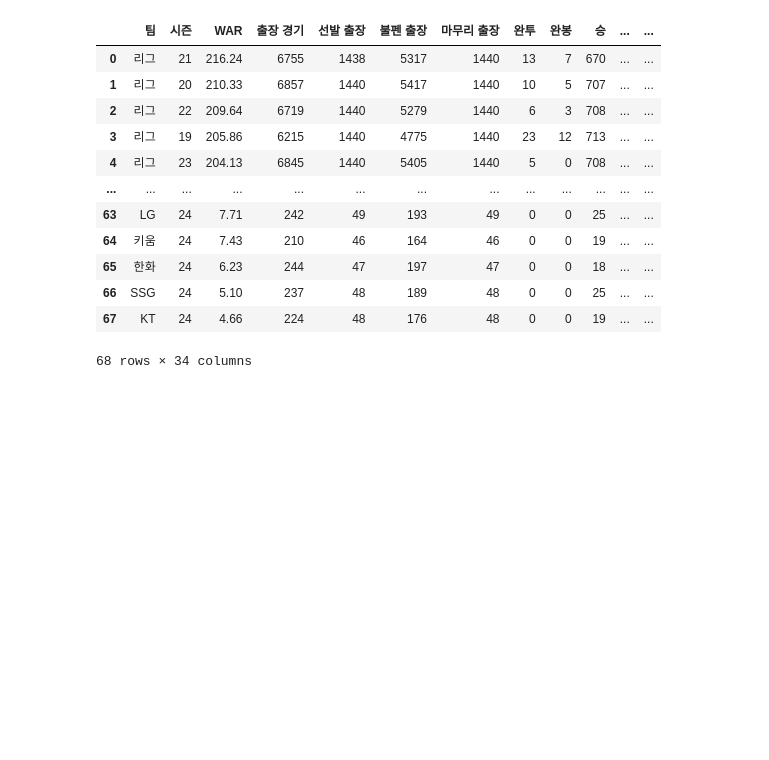
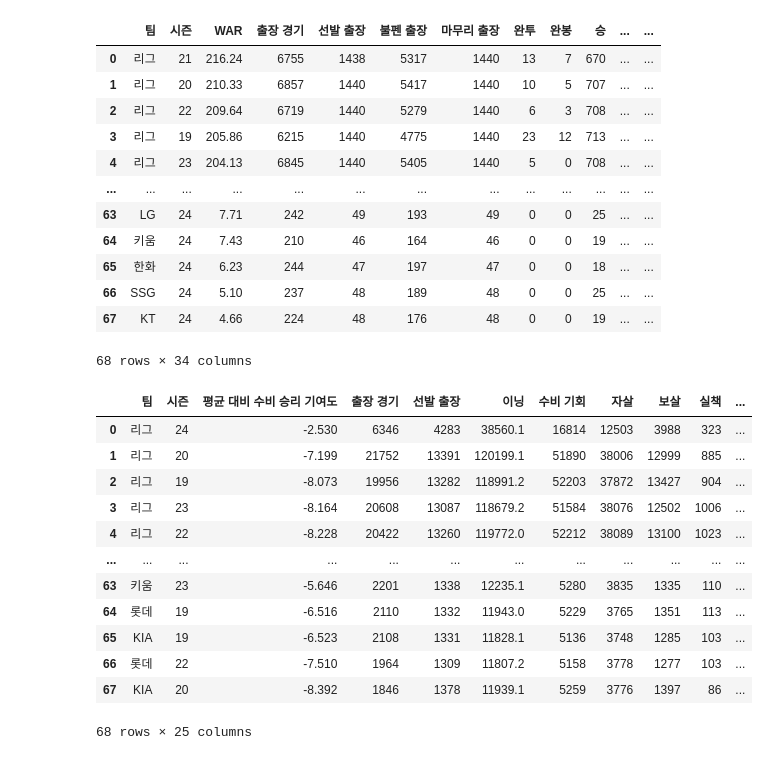
Before and after one commit to SimpleCorini/Baseball-Analytics-Tool, a Jupyter notebook: AI/Data_crawling/team_stats.ipynb, the cells around one changed output. Drawn from its saved outputs; the diff is of its cells as text; code cells hidden in the pictures; blank space fills up the shorter version.

Commit message:
Create team defense stats df

```diff
--- a/AI/Data_crawling/team_stats.ipynb
+++ b/AI/Data_crawling/team_stats.ipynb
@@ -106,3 +106,49 @@ team_pitcher_df
 | 66 | SSG | 24 | 5.10 | 237 | 48 | 189 | 48 | 0 | 0 | 25 | ... | ... |
 | 67 | KT | 24 | 4.66 | 224 | 48 | 176 | 48 | 0 | 0 | 19 | ... | ... |
 68 rows × 34 columns
+# %%
+url = 'https://statiz.sporki.com/stats/?m=team&m2=fielding&m3=default&so=WAAwithPOS&ob=DESC&year=2024&sy=2019&ey=2024&te=&po=&lt=&reg=&pe=&ds=&de=&we=&hr=&ha=&ct=&st=&vp=&bo=&pt=&pp=&ii=&vc=&um=&oo=&rr=&sc=&bc=&ba=&li=&as=&ae=&pl=&gc=&lr=&pr=50&ph=&hs=&us=&na=&ls=&sf1=&sk1=&sv1=&sf2=&sk2=&sv2='
+
+response = requests.post(url, headers=headers)  # 또는 requests.get() 사용
+
+res = requests.get(url, headers=headers)
+res.raise_for_status()
+
+html = response.text
+
+# 응답에서 데이터 추출
+soup = BeautifulSoup(html, "html.parser")
+
+rows = []
+data = []
+
+trs = soup.find_all("tr")
+
+for tr in trs[2:]:
+    tds = tr.find_all("td")
+    tds = [td.text for td in tds]
+    rows.append(tds)
+
+for row in rows:
+    temp = []
+    for index in range(1, len(row)-1):
+        temp.append(row[index])
+    data.append(temp)
+# %%
+team_defense_df = pd.DataFrame(data, columns=['팀', '시즌', '평균 대비 수비 승리 기여도', '출장 경기', '선발 출장', '이닝', '수비 기회', '자살', '보살', '실책', '수비율', '9이닝당 레인지 팩터', '범위 득점 기여', '외야 득점 기여', '실책 득점 기여', '병살 득점 기여', '번트 득점 기여', '도루 저지 득점 기여', '블로킹 득점 기여', '프레이밍 득점 기여', '평균 대비 수비 득점 기여', '/144', '포지션 조정', '포지션 조정 평균 대비 수비 득점 기여', '평균 대비 수비 득점 기여'])
+
+team_defense_df
+# %% [output]
+|  | 팀 | 시즌 | 평균 대비 수비 승리 기여도 | 출장 경기 | 선발 출장 | 이닝 | 수비 기회 | 자살 | 보살 | 실책 | ... |
+| 0 | 리그 | 24 | -2.530 | 6346 | 4283 | 38560.1 | 16814 | 12503 | 3988 | 323 | ... |
+| 1 | 리그 | 20 | -7.199 | 21752 | 13391 | 120199.1 | 51890 | 38006 | 12999 | 885 | ... |
+| 2 | 리그 | 19 | -8.073 | 19956 | 13282 | 118991.2 | 52203 | 37872 | 13427 | 904 | ... |
+| 3 | 리그 | 23 | -8.164 | 20608 | 13087 | 118679.2 | 51584 | 38076 | 12502 | 1006 | ... |
+| 4 | 리그 | 22 | -8.228 | 20422 | 13260 | 119772.0 | 52212 | 38089 | 13100 | 1023 | ... |
+| ... | ... | ... | ... | ... | ... | ... | ... | ... | ... | ... | ... |
+| 63 | 키움 | 23 | -5.646 | 2201 | 1338 | 12235.1 | 5280 | 3835 | 1335 | 110 | ... |
+| 64 | 롯데 | 19 | -6.516 | 2110 | 1332 | 11943.0 | 5229 | 3765 | 1351 | 113 | ... |
+| 65 | KIA | 19 | -6.523 | 2108 | 1331 | 11828.1 | 5136 | 3748 | 1285 | 103 | ... |
+| 66 | 롯데 | 22 | -7.510 | 1964 | 1309 | 11807.2 | 5158 | 3778 | 1277 | 103 | ... |
+| 67 | KIA | 20 | -8.392 | 1846 | 1378 | 11939.1 | 5259 | 3776 | 1397 | 86 | ... |
+68 rows × 25 columns
```
